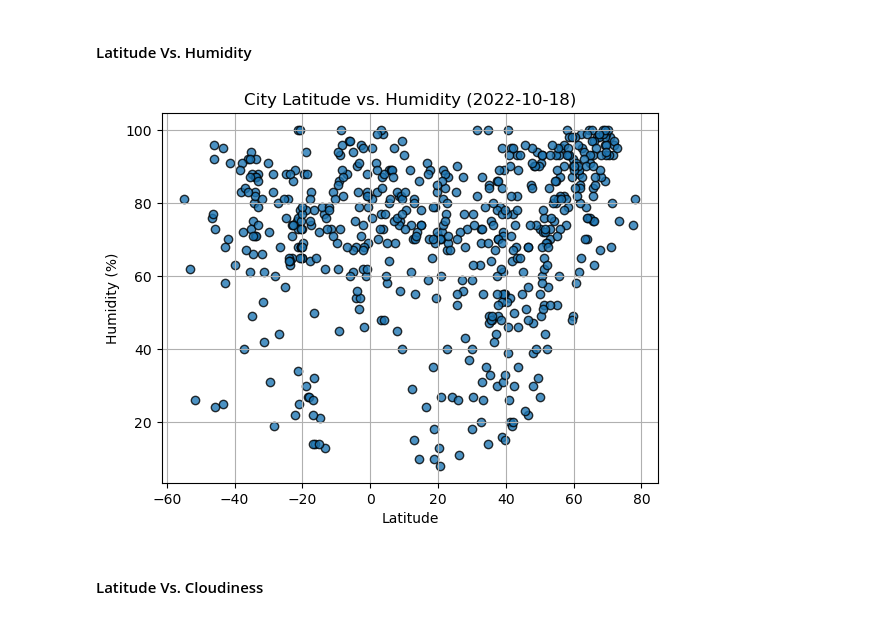
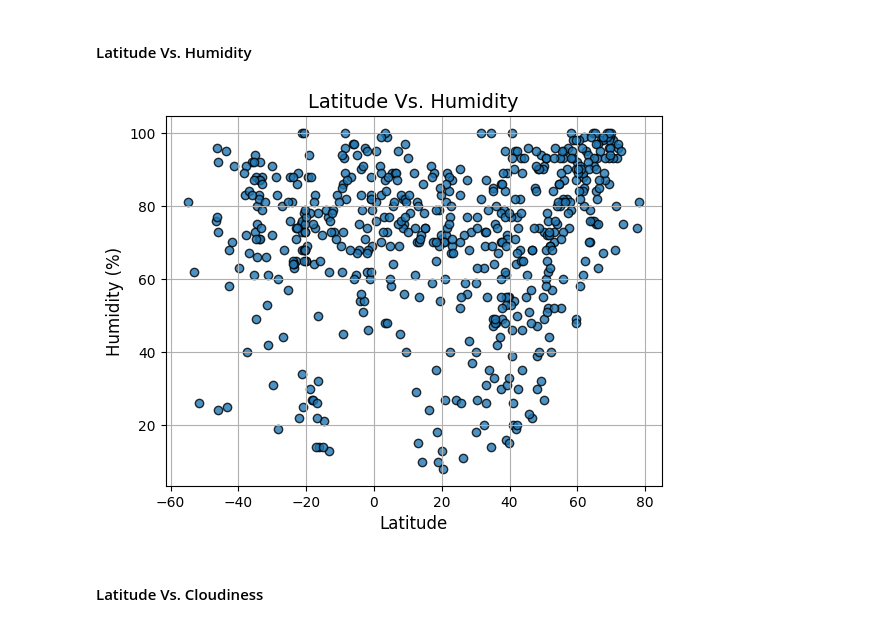
Before and after one commit to Yao7Jade/python-api-challenge, a Jupyter notebook: WeatherPy/WeatherPy.ipynb, the cells around one changed output. Drawn from its saved outputs; the diff is of its cells as text; code cells hidden in the pictures.

```diff
--- a/WeatherPy/WeatherPy.ipynb
+++ b/WeatherPy/WeatherPy.ipynb
@@ -295,17 +305,28 @@ plt.show()
 # %%
 # Build the scatter plots for latitude vs. humidity
 # YOUR CODE HERE
-
+plt.scatter(
+    city_data_df["Lat"],
+    city_data_df["Humidity"],
+    edgecolor="black",
+    linewidths=1,
+    marker="o",
+    alpha=0.8,
+    label="Cities"
+)
 # Incorporate the other graph properties
 # YOUR CODE HERE
-
+plt.grid(axis='both')
+plt.title('Latitude Vs. Humidity', fontsize=14)
+plt.xlabel("Latitude", fontsize=12)
+plt.ylabel("Humidity (%)",fontsize=12)
 # Save the figure
-plt.savefig("output_data/Fig2.png")
+plt.savefig("../output_data/Fig2.png")
 
 # Show plot
 plt.show()
 # %% [output]
-[figure, old version]
+[figure, new version]
 # %% [markdown]
 #### Latitude Vs. Cloudiness
 # %%
```
Also changed, not shown: parts of 25 cells of this notebook, 4 other files.
